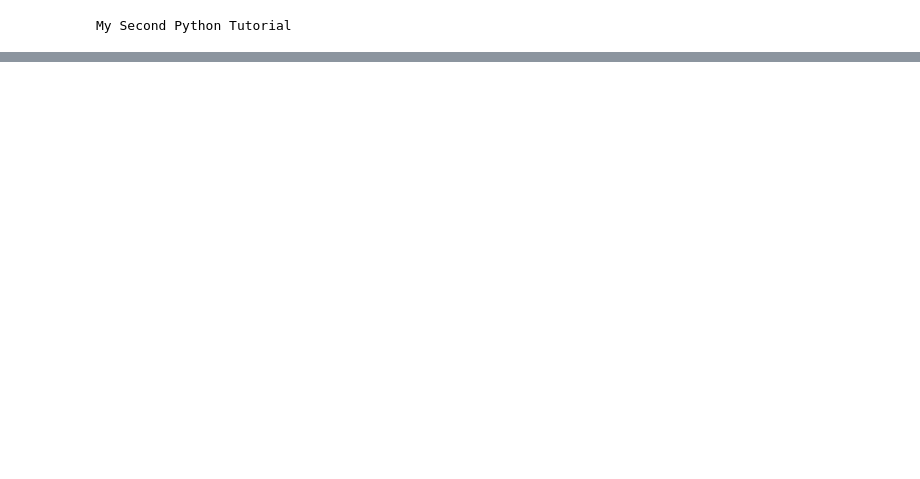
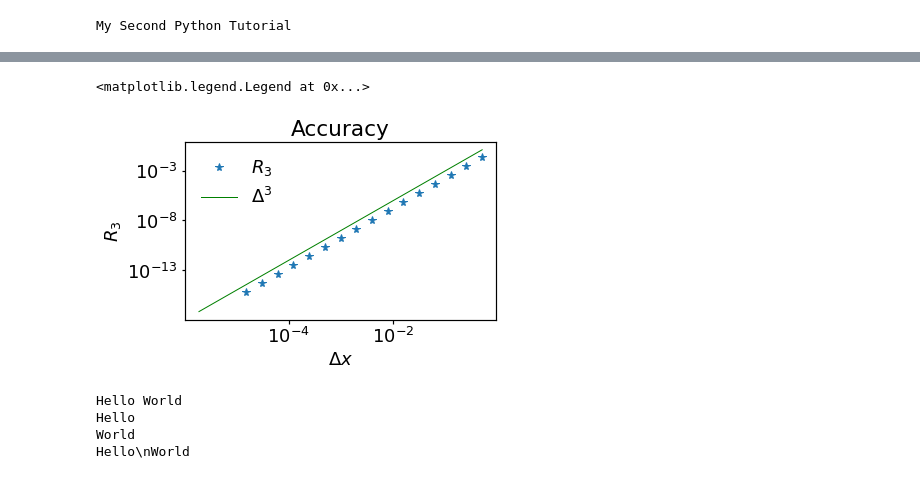
Before and after one commit to shauryasachdev/self_tutorials, a Jupyter notebook: tutorial_2.ipynb, the cells around one changed output, grey strips where cells are left out. Cells and saved outputs as stored; diff of their text form; code cells hidden in the pictures; blank space fills up the shorter version.

```diff
--- a/tutorial_2.ipynb
+++ b/tutorial_2.ipynb
@@ -12,0 +12,21 @@ some final changes to 2
+# %%
+delta = np.zeros(19)
+
+for i in range(len(delta)):
+    delta[i]=2**(-i-1)
+
+#print('\n')
+#print(delta)
+
+R3 = np.exp(delta) - (1 + delta + delta**2 / 2)
+
+#print('\n')
+#print(np.exp(delta))
+
+#print('\n')
+#print(1 + delta + delta**2 / 2)
+
+#print('\n')
+#print(R3)
+
+slope = delta**3
@@ -12,0 +57,25 @@ some final changes to 2
+# %%
+fig, ax = plt.subplots()
+
+ax.loglog(delta, R3, '*', label='$R_3$')
+ax.loglog(delta, slope, color='green', label=r'$\Delta^{3}$')
+
+
+ax.set_xlabel(r'$\Delta x$')
+ax.set_ylabel('$R_3$')
+
+ax.set_title('Accuracy')
+
+ax.legend()
+# %% [output]
+<matplotlib.legend.Legend at 0x...>
+[figure, added]
+# %%
+print('Hello World')
+print('Hello\nWorld')
+print(r'Hello\nWorld')
+# %% [output]
+Hello World
+Hello
+World
+Hello\nWorld
```
Also changed, not shown: parts of 5 cells of this notebook.
